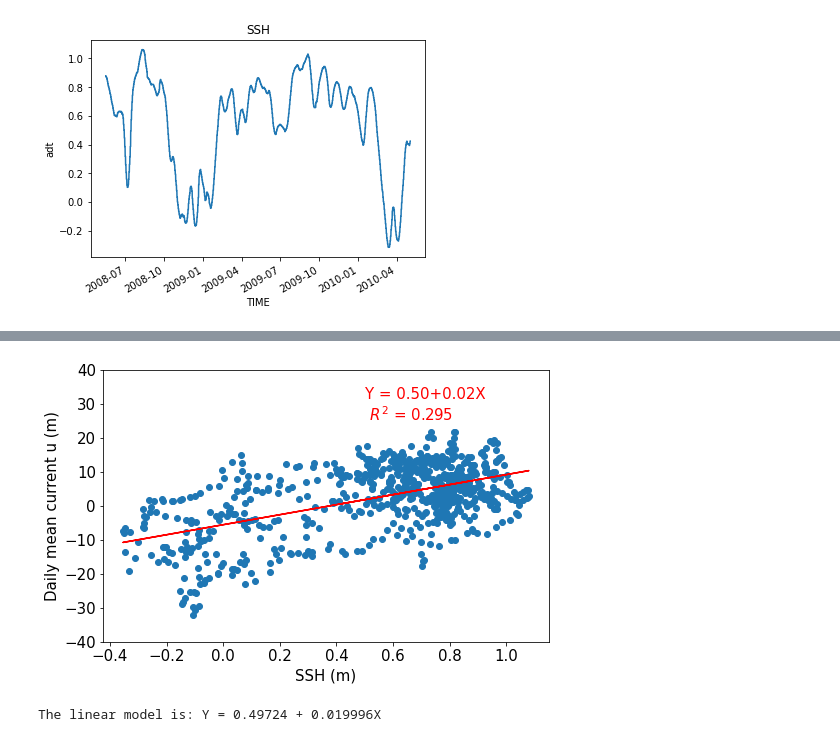
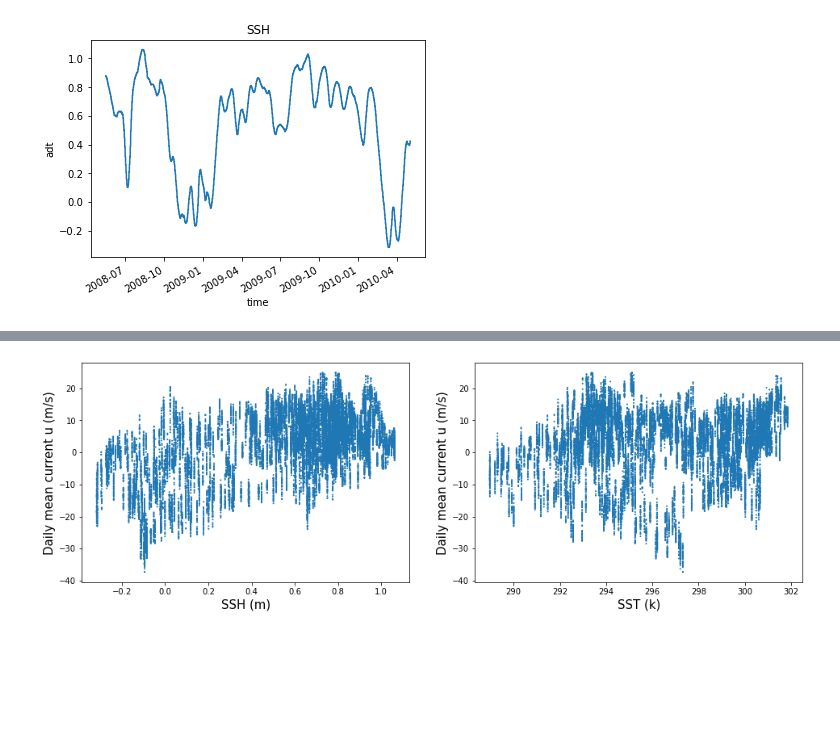
Before and after one commit to oceanhackweek/ohw21-proj-deep-currents, a Jupyter notebook: notebooks/data_analysis.ipynb, the cells around one changed output, grey strips where cells are left out. Saved outputs shown, nothing was run; the diff lists cells and outputs as text; code cells hidden in the pictures; blank space fills up the shorter version.

```diff
--- a/notebooks/data_analysis.ipynb
+++ b/notebooks/data_analysis.ipynb
@@ -34,5 +51,6 @@ sst = (
     xr.open_zarr(fsspec.get_mapper(file_location, anon=True),consolidated=True)
     .sel(lon=slice(BOX[0],BOX[1],4),lat=slice(BOX[2],BOX[3],4))
 )
+sst = sst.rename({'lat':'latitude', 'lon':'longitude'})
 sst
 # %% [output]
@@ -173,6 +191,7 @@ soup = BeautifulSoup(requests.get("https://dods.ndbc.noaa.gov/thredds/catalog/da
 data = [tt.text for tt in soup.find_all('tt') if '.nc' and 'VEL' in tt.text]
 uv = xr.open_dataset('https://dods.ndbc.noaa.gov/thredds/dodsC/data/oceansites/DATA/LINE-W/'+data[0],decode_times=False)
 uv = uv.assign_coords(TIME=('TIME',[datetime(1950,1,1)+timedelta(days=day) for day in uv.TIME.data]))
+uv = uv.rename({'TIME':'time', 'DEPTH':'depth', 'LATITUDE':'latitude', 'LONGITUDE':'longitude'})
 uv
 # %% [output]
 <xarray.Dataset>
@@ -203,6 +222,6 @@ ax.legend()
 # %% [markdown]
 ## Subset SSH and SST to the mooring time range
 # %%
-sst = sst.sel(time=uv.TIME,method='nearest').load()
-ssh = ssh.sel(time=uv.TIME,method='nearest')
+sst = sst.sel(time=uv.time,method='nearest').load().assign_coords(time=uv.time)
+ssh = ssh.sel(time=uv.time,method='nearest').assign_coords(time=uv.time)
 # %%
@@ -246,3 +275,2 @@ plt.show()
 # %%
-current_daily_mean_u = current.UCUR.resample(TIME='1D').mean()
-current_daily_mean_u
+current = current.sel(time=uv.time,method='nearest')
@@ -289,21 +277,20 @@ Coordinates:
 # %%
-fig1, ax = plt.subplots()
-fig1.set_size_inches(8, 5)
+fig1, ax = plt.subplots(1,2)
+fig1.set_size_inches(16, 5)
 
-y = current_daily_mean_u.sel(DEPTH=2000, method='nearest')
-x = ssh_sub.adt.mean(dim={'latitude', 'longitude'})
-m, b = np.polyfit(x, y, 1)
+y = current.UCUR.sel(depth=2000, method='nearest').values
+x = ssh.adt.mean(dim={'latitude', 'longitude'}).values
+x1 = sst.analysed_sst.mean(dim={'latitude', 'longitude'}).values
 
-ax.plot(x, m*x+b, 'r')
-ax.scatter(x, y)
+ms = [1]*len(current.time)
+ax[0].scatter(x, y, s=ms)
+ax[1].scatter(x1, y, s=ms)
 
-ax.set_ylabel('Daily mean current u (m)', fontsize=15)
-ax.set_xlabel('SSH (m)', fontsize=15)
-plt.xticks(fontsize=15);
-plt.yticks(fontsize=15);
-plt.ylim(-40, 40);
-plt.text(0.5, 25, 'Y = 0.50+0.02X\n $R^2$ = 0.295', fontsize=15, color='r')
+ax[0].set_ylabel('Daily mean current u (m/s)', fontsize=15)
+ax[0].set_xlabel('SSH (m)', fontsize=15)
+ax[1].set_ylabel('Daily mean current u (m/s)', fontsize=15)
+ax[1].set_xlabel('SST (k)', fontsize=15)
 
 plt.show()
 # %% [output]
-[figure, old version]
+[figure, new version]
@@ -319,5 +296,0 @@ model = LinearRegression().fit(x, y)
-# %%
-model.score(x,y) # R^2
-print("The linear model is: Y = {:.5} + {:.5}X".format(model.intercept_, model.coef_[0]))
-# %% [output]
-The linear model is: Y = 0.49724 + 0.019996X
```
Also changed, not shown: parts of 18 cells of this notebook.
